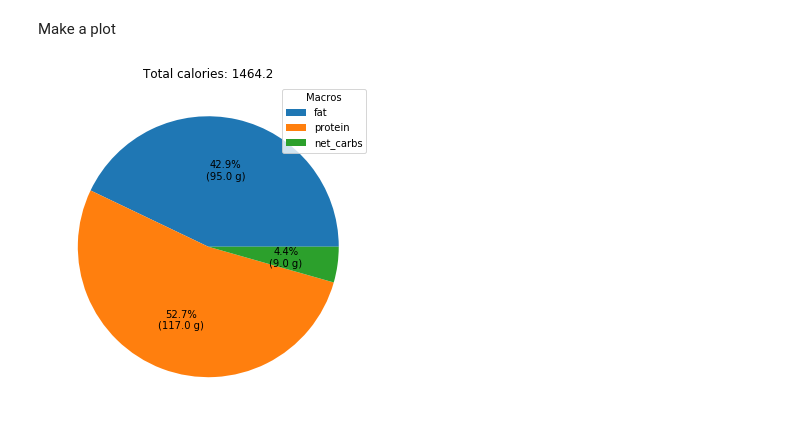
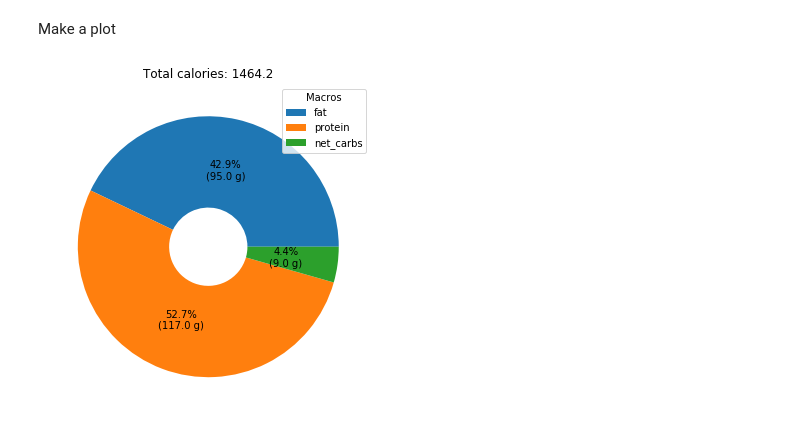
Before and after one commit to fabiangunzinger/learning, a Jupyter notebook: food-data/foods.ipynb, the cells around one changed output. Cells and saved outputs as stored; diff of their text form; code cells hidden in the pictures.

Commit message:
Make doughnut

```diff
--- a/food-data/foods.ipynb
+++ b/food-data/foods.ipynb
@@ -205,22 +205,23 @@ Make a plot
 # %%
 import matplotlib.pyplot as plt
 
-def make_piechart(data):
+def make_doughnut(data):
     """
     Create a piechart based on nutrition data.
     """
     calories = data[0]
     macros = data[1:]
 
     def func(pct, allvals):
         absolute = int(pct / 100 * sum(allvals))
         return f"{pct:.1f}%\n({absolute:.1f} g)"
 
     fig, ax = plt.subplots(figsize=(6, 6))
-    wedges, text, autotext = ax.pie(macros, autopct=lambda pct: func(pct, macros))
+    wedges, _, _ = ax.pie(macros, wedgeprops=dict(width=0.7),
+                          autopct=lambda pct: func(pct, macros))
     ax.legend(wedges, macros.index, title='Macros')
     ax.set_title(f'Total calories: {calories}');
 
-make_piechart(nuts)
+make_doughnut(nuts)
 # %% [output]
-[figure, old version]
+[figure, new version]
```
